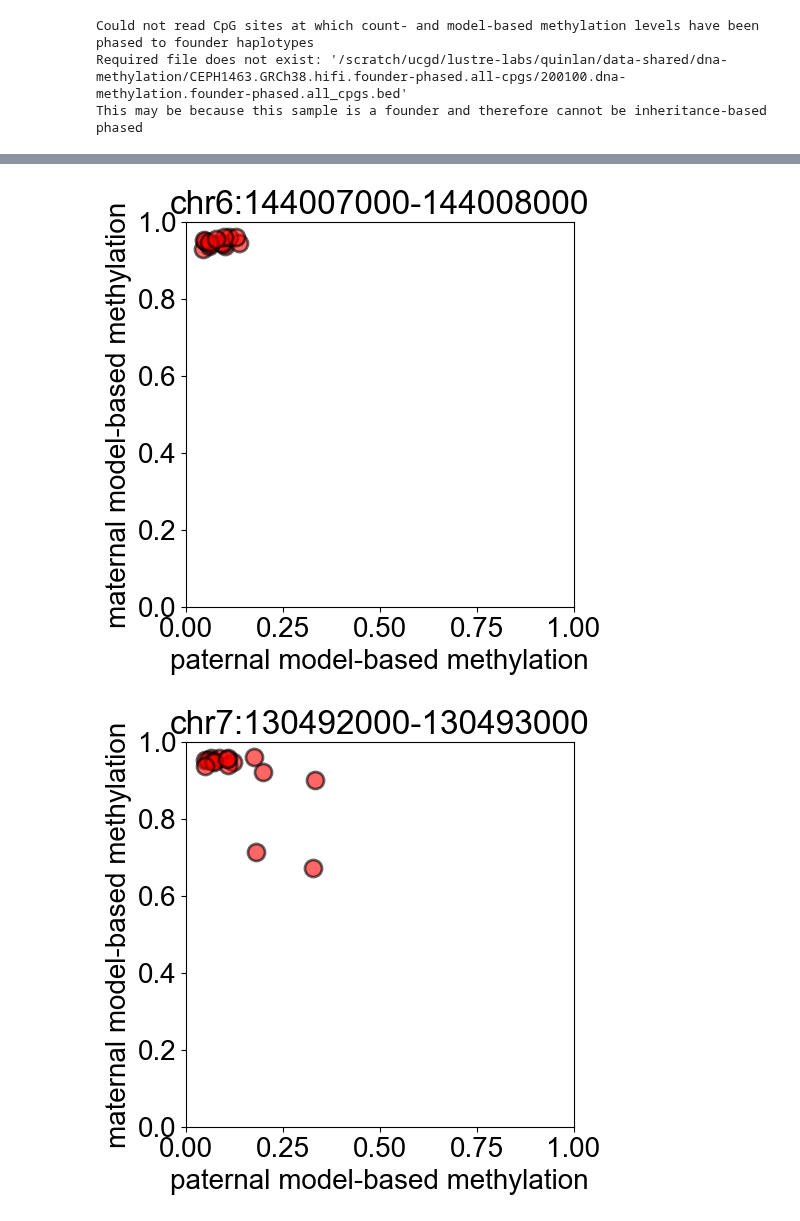
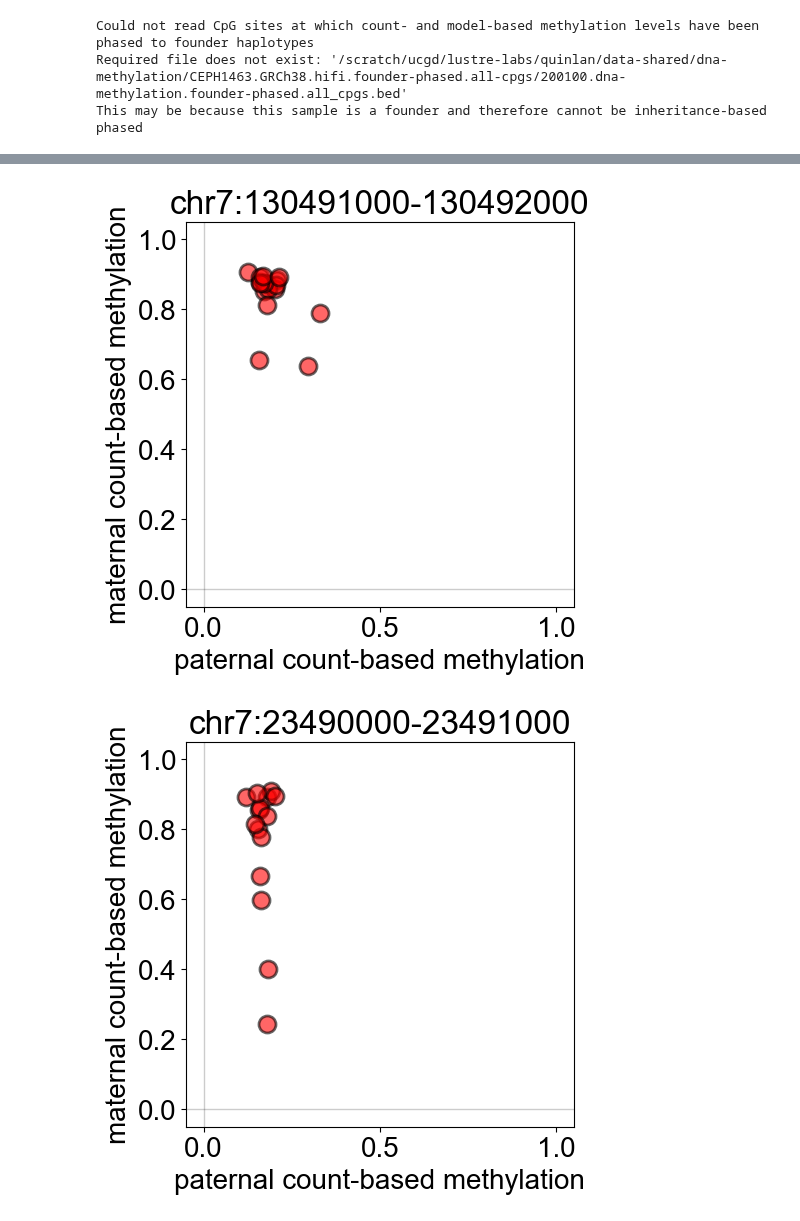
Before and after one commit to quinlan-lab/tapestry, a Jupyter notebook: analysis/imprinting.ipynb, the cells around one changed output, grey strips where cells are left out. Drawn from its saved outputs; the diff is of its cells as text; code cells hidden in the pictures.

```diff
--- a/analysis/imprinting.ipynb
+++ b/analysis/imprinting.ipynb
@@ -214,12 +238,12 @@ shape: (2_335_886, 47)
 # %%
-def filter_to_imprinted_loci(df):
+def filter_to_imprinted_loci(df, delta_meth_threshold):
     delta_meth_cols = [col for col in df.columns if col not in ['chrom', 'start', 'end']]
-    df = df.filter(pl.any_horizontal(pl.col(delta_meth_cols).abs() > DELTA_METH_THRESHOLD))
+    df = df.filter(pl.any_horizontal(pl.col(delta_meth_cols).abs() > delta_meth_threshold))
     # abs_value_exprs = [pl.col(col).abs() for col in delta_meth_cols]
     # df = df.with_columns(max_abs_value = pl.max_horizontal(abs_value_exprs))
     return df
 
-DF_IMPRINTED_CANDIDATES = filter_to_imprinted_loci(DF_DELTA_METH_ALL_SAMPLES)
+DF_IMPRINTED_CANDIDATES = filter_to_imprinted_loci(DF_DELTA_METH_ALL_SAMPLES, DELTA_METH_THRESHOLD)
 DF_IMPRINTED_CANDIDATES
 # %% [output]
 shape: (4_050, 47)
@@ -401,7 +432,7 @@ shape: (5, 91)
 from get_palladium_prefixes import get_prefixes_wrapper
 
 def plot_mat_vs_pat_meth(df, mode):
-    df = df.sample(5)
+    df = df.sample(8)
     for locus in df.iter_rows(named=True):
         chrom, start, end = locus['chrom'], locus['start'], locus['end']
         coordinate = f"{chrom}:{start}-{end}"
@@ -412,6 +443,8 @@ def plot_mat_vs_pat_meth(df, mode):
                 meths_mat.append(locus[f'{prefix}_{mode}_based_meth_mat'])
             except KeyError:
                 continue
+        # for meth_pat, meth_mat in zip(meths_pat, meths_mat):
+        #     print(meth_pat, meth_mat)
         plt.figure(figsize=(5,5))
         plt.scatter(
             meths_pat,
@@ -424,8 +457,10 @@ def plot_mat_vs_pat_meth(df, mode):
             alpha=0.6
         )
         plt.title(coordinate)
-        plt.xlim(0, 1)
-        plt.ylim(0, 1)
+        plt.xlim(-0.05, 1.05)
+        plt.ylim(-0.05, 1.05)
+        plt.axvline(x=0, color='k', linestyle='-', linewidth=1, alpha=0.2)
+        plt.axhline(y=0, color='k', linestyle='-', linewidth=1, alpha=0.2)
         plt.xlabel(f'paternal {mode}-based methylation')
         plt.ylabel(f'maternal {mode}-based methylation')
         plt.show()
@@ -440,6 +489,6 @@ plot_mat_vs_pat_meth(DF_METH_IMPRINTED_CANDIDATES, mode='count')
 # %%
 plot_mat_vs_pat_meth(
     DF_METH_IMPRINTED_CANDIDATES.join(DF_IMPRINTED_COMMON.select(['chrom', 'start', 'end']), on=['chrom', 'start', 'end'], how='inner'),
-    mode='model'
+    mode='count'
 )
 # %% [output]
@@ -447,2 +496,2 @@ plot_mat_vs_pat_meth(
-[figure, old version]
+[figure, new version]
-[figure, old version]
+[figure, new version]
```
Also changed, not shown: parts of 20 cells of this notebook.
